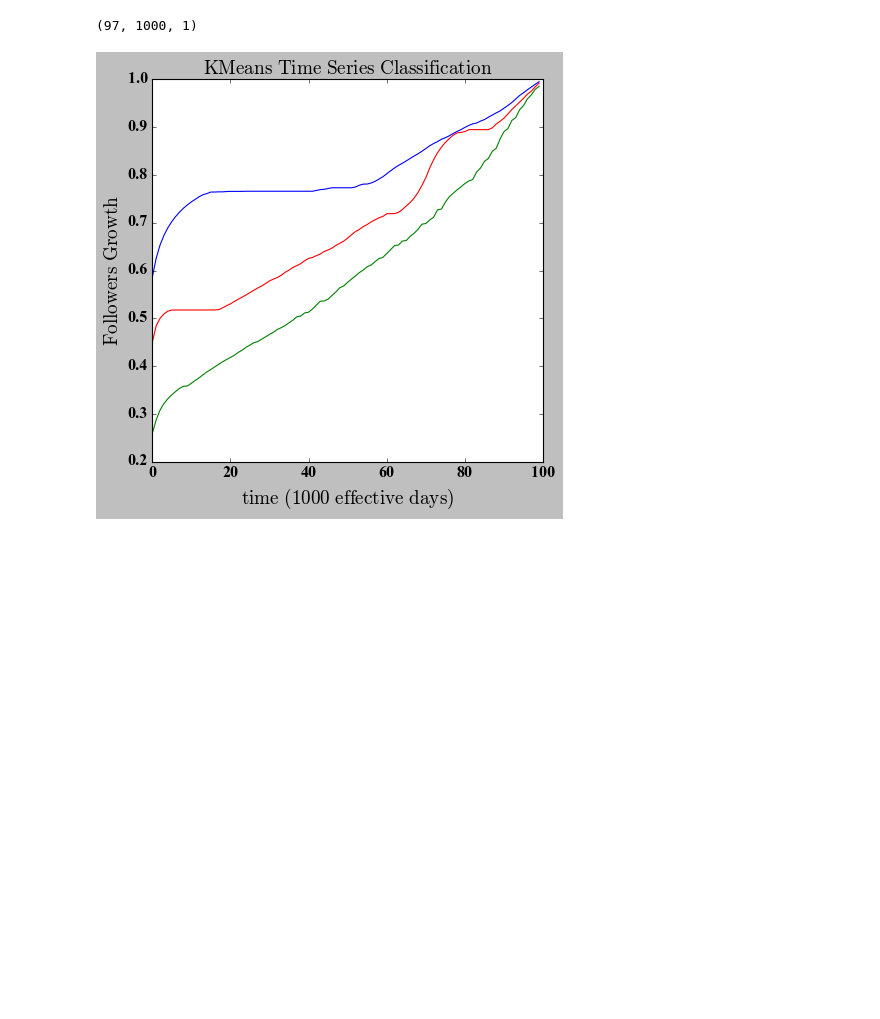
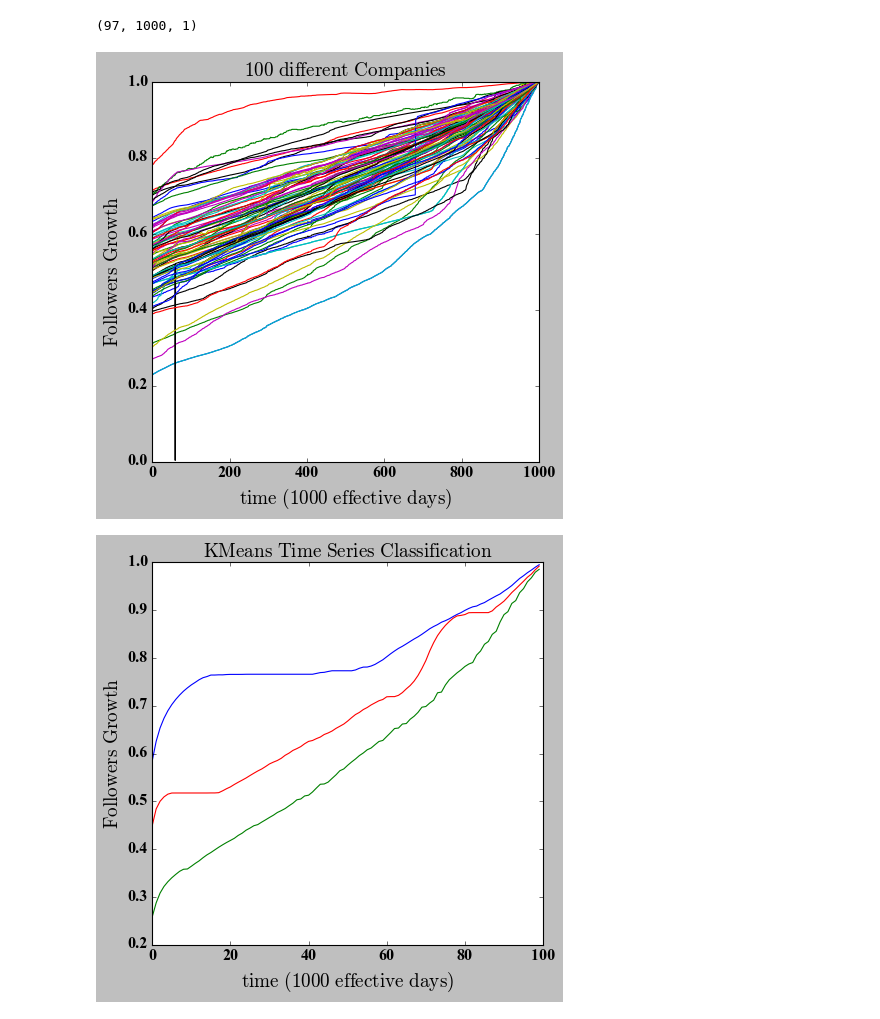
Before and after one commit to mtsafarzadeh/Time_Series_Classification, a Jupyter notebook: linkedin.ipynb, the cells around one changed output. Saved outputs shown, nothing was run; the diff lists cells and outputs as text; code cells hidden in the pictures; blank space fills up the shorter version.

```diff
--- a/linkedin.ipynb
+++ b/linkedin.ipynb
@@ -151,6 +174,17 @@ for i in range(0,modified_ts_dataset.shape[0]):
 down_sampled_ts_dataset=np.ones(97*100*1).reshape(97,100,1)
 for i in range(0,97):
     down_sampled_ts_dataset[i,:,0]=modified_ts_dataset[i,::10,0]
+# %%
+fig,ax=plt.subplots(1,1)
+for i in range(0,modified_ts_dataset.shape[0]):
+    ax.plot(modified_ts_dataset[i,:,0])
+ax.set_ylabel(r'$\rm Followers~Growth$')
+ax.set_xlabel(r'$\rm time~(1000~effective~days)$')
+ax.set_title(r'$\rm 100~different~Companies$')
+plt.tight_layout()
+fig.savefig('Growth_100_companies.pdf')
+# %% [output]
+[figure, added]
 # %%
 km = TimeSeriesKMeans(n_clusters=3, metric="dtw", max_iter=5,random_state=0).fit(down_sampled_ts_dataset)
 fig,ax=plt.subplots(1,1)
```
Also changed, not shown: parts of 4 cells of this notebook.
